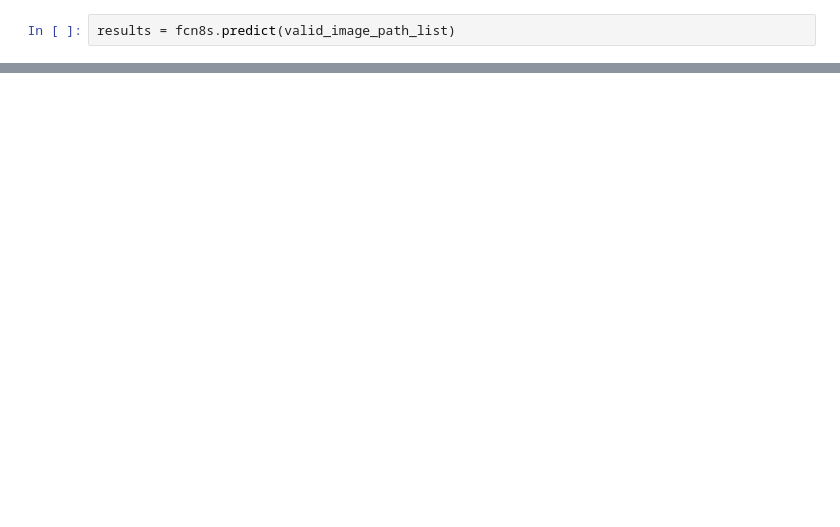
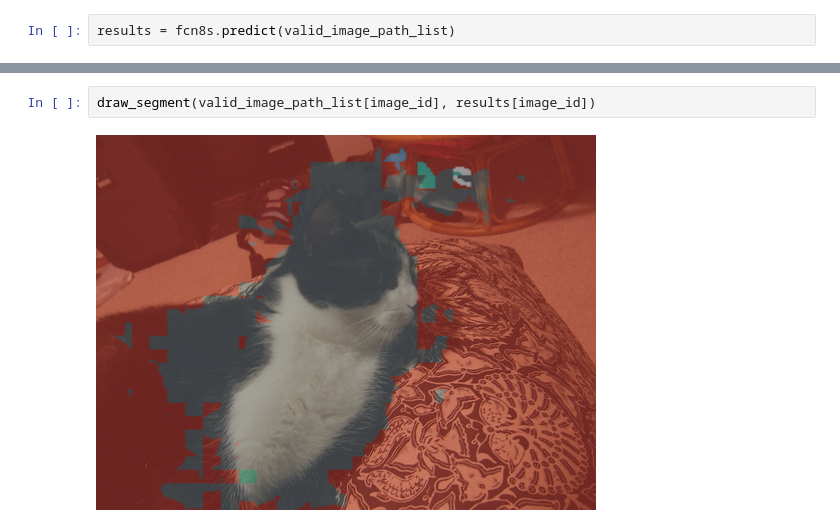
Before and after one commit to music-brain88/ReNomIMG, a Jupyter notebook: example/example_fcn.ipynb, the cells around one changed output, grey strips where cells are left out. Drawn from its saved outputs; the diff is of its cells as text; blank space fills up the shorter version.

```diff
--- a/example/example_fcn.ipynb
+++ b/example/example_fcn.ipynb
@@ -97,2 +93,6 @@ for annot_path in valid_annotation_path_list:
+# %%
+draw_segment(valid_image_path_list[image_id], results[image_id])
+# %% [output]
+[figure, added]
 # %%
 evaluator = EvaluatorSegmentation(results, targets)
```
Also changed, not shown: parts of 8 cells of this notebook, 2 other files.
